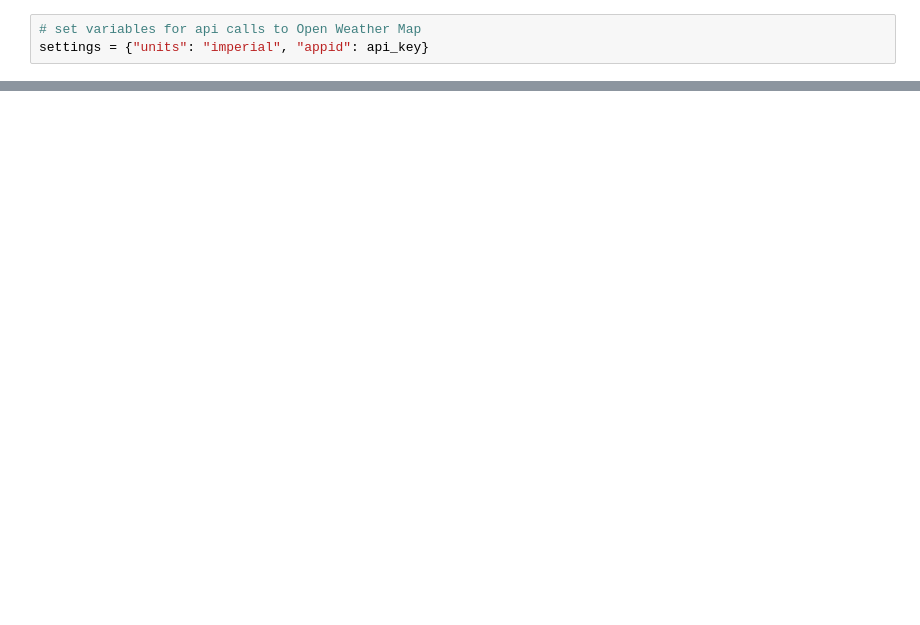
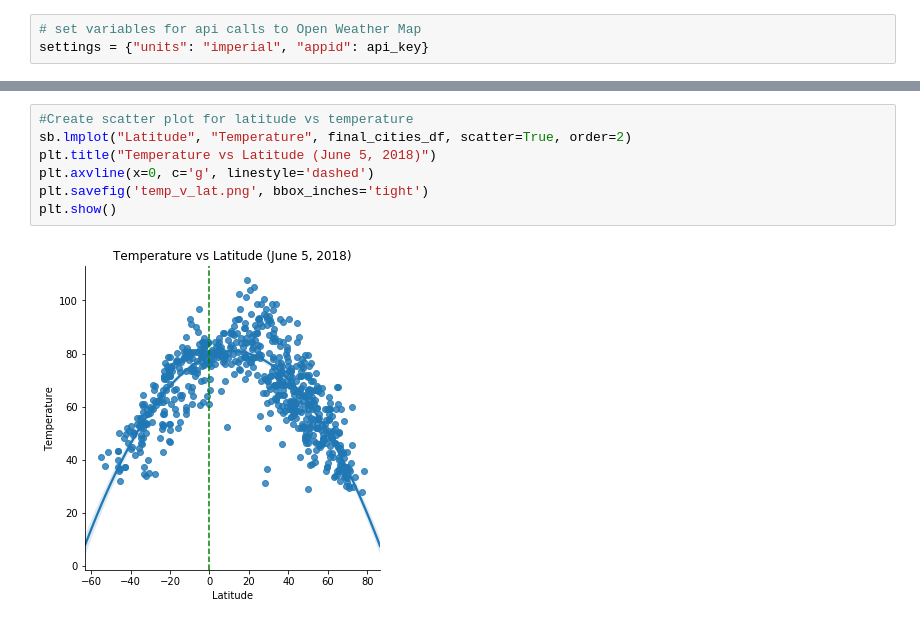
Before and after one commit to rglukins/bootcamp_homework, a Jupyter notebook: python_api_challenge/weatherPy.ipynb, the cells around one changed output, grey strips where cells are left out. Cells and saved outputs as stored; diff of their text form; blank space fills up the shorter version.

```diff
--- a/python_api_challenge/weatherPy.ipynb
+++ b/python_api_challenge/weatherPy.ipynb
@@ -195,0 +197,9 @@ final_cities_df.head()
+# %%
+#Create scatter plot for latitude vs temperature
+sb.lmplot("Latitude", "Temperature", final_cities_df, scatter=True, order=2)
+plt.title("Temperature vs Latitude (June 5, 2018)")
+plt.axvline(x=0, c='g', linestyle='dashed')
+plt.savefig('temp_v_lat.png', bbox_inches='tight')
+plt.show()
+# %% [output]
+[figure, added]
```
Also changed, not shown: parts of 18 cells of this notebook, 7 other files.
